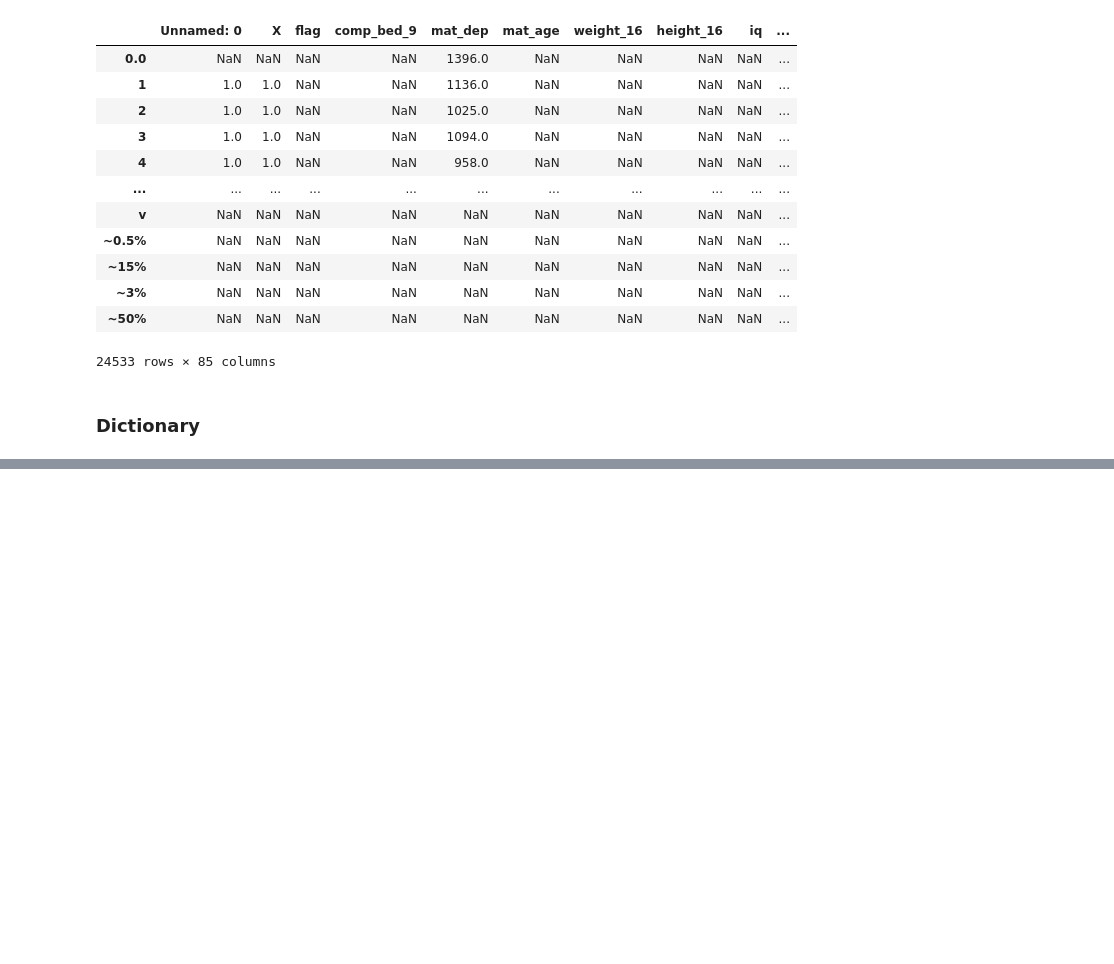
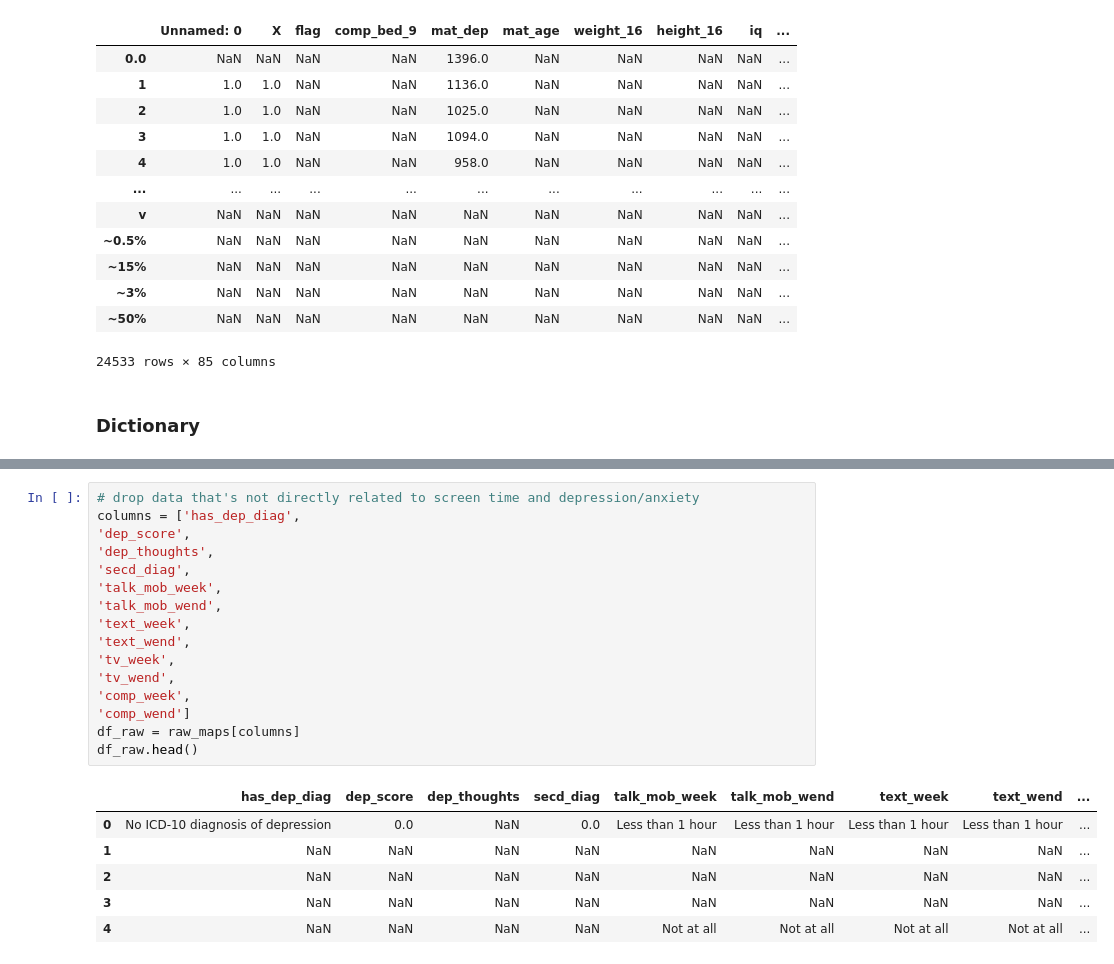
Before and after one commit to phillipSloan/applied-data-science, a Jupyter notebook: personal-notebooks/data-exploration-isabella.ipynb, the cells around one changed output, grey strips where cells are left out. Cells and saved outputs as stored; diff of their text form; blank space fills up the shorter version.

```diff
--- a/personal-notebooks/data-exploration-isabella.ipynb
+++ b/personal-notebooks/data-exploration-isabella.ipynb
@@ -215,0 +278,23 @@ Index(['Variable Name', 'Variable ALSPAC Name', 'Variable Description',
+# %%
+# drop data that's not directly related to screen time and depression/anxiety
+columns = ['has_dep_diag',
+'dep_score',
+'dep_thoughts',
+'secd_diag',
+'talk_mob_week',
+'talk_mob_wend',
+'text_week',
+'text_wend',
+'tv_week',
+'tv_wend',
+'comp_week',
+'comp_wend']
+df_raw = raw_maps[columns]
+df_raw.head()
+# %% [output]
+|  | has_dep_diag | dep_score | dep_thoughts | secd_diag | talk_mob_week | talk_mob_wend | text_week | text_wend | ... |
+| 0 | No ICD-10 diagnosis of depression | 0.0 | NaN | 0.0 | Less than 1 hour | Less than 1 hour | Less than 1 hour | Less than 1 hour | ... |
+| 1 | NaN | NaN | NaN | NaN | NaN | NaN | NaN | NaN | ... |
+| 2 | NaN | NaN | NaN | NaN | NaN | NaN | NaN | NaN | ... |
+| 3 | NaN | NaN | NaN | NaN | NaN | NaN | NaN | NaN | ... |
+| 4 | NaN | NaN | NaN | NaN | Not at all | Not at all | Not at all | Not at all | ... |
```
Also changed, not shown: parts of 7 cells of this notebook, 1 other file.
